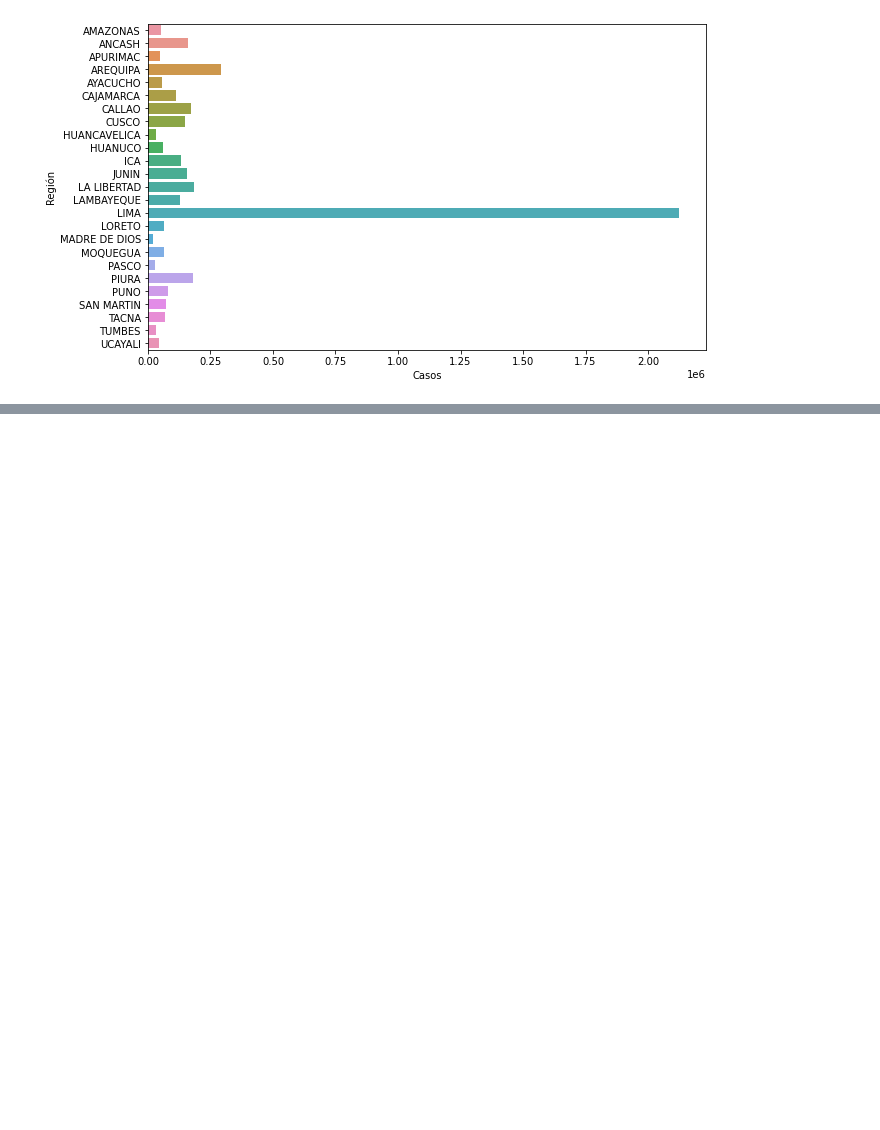
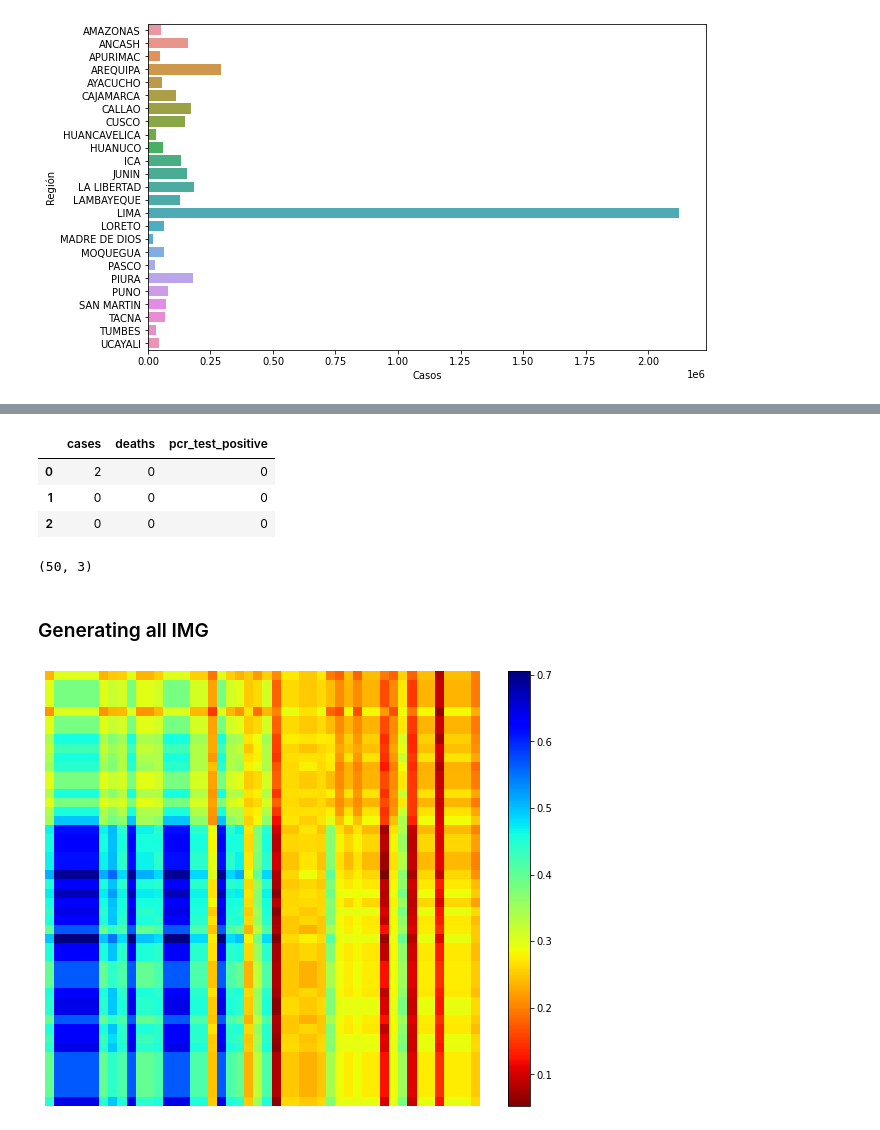
Before and after one commit to luismoroco/ML-Research-UNSA-UOKlahoma, a Jupyter notebook: visualization/main.ipynb, the cells around one changed output, grey strips where cells are left out. Cells and saved outputs as stored; diff of their text form; code cells hidden in the pictures; blank space fills up the shorter version.

Commit message:
Generated by Makefile

```diff
--- a/visualization/main.ipynb
+++ b/visualization/main.ipynb
@@ -162,0 +432,34 @@ plt.show()
+# %%
+N_BINS=8
+STRATEGY='quantile'
+IMG_SIZE=48
+FIG_SIZE=(10, 8)
+# %%
+def generateMTFIMG(df: pd.DataFrame) -> any:
+    X = df.values.reshape(1, -1)
+    nSamples, nTimeStamps = X.shape
+
+    mtf = MarkovTransitionField(image_size=IMG_SIZE, n_bins=N_BINS, strategy=STRATEGY)
+    tagMtf = mtf.fit_transform(X)
+
+    return tagMtf
+# %%
+def plotIMG(tagMTF, i: int) -> None:
+    fig = plt.figure(figsize=FIG_SIZE)
+    ax = fig.add_subplot(111)
+    _, mappable_img = plot.plot_markov_transition_field(mtf=tagMTF[0], ax=ax, reversed_cmap=True)
+    #plt.colorbar(mappable_img)
+    plt.savefig(f'img/img_{i}_.png')
+# %%
+dfs[0].head(3)
+# %% [output]
+|  | cases | deaths | pcr_test_positive |
+| 0 | 2 | 0 | 0 |
+| 1 | 0 | 0 | 0 |
+| 2 | 0 | 0 | 0 |
+# %%
+dfs[0].shape
+# %% [output]
+(50, 3)
+# %% [markdown]
+### Generating all IMG
@@ -162,0 +469,6 @@ plt.show()
+# %%
+tg = generateMTFIMG(dfs[0])
+# %%
+plotIMG(tg)
+# %% [output]
+[figure, added]
```
Also changed, not shown: parts of 39 cells of this notebook, 4 other files.
